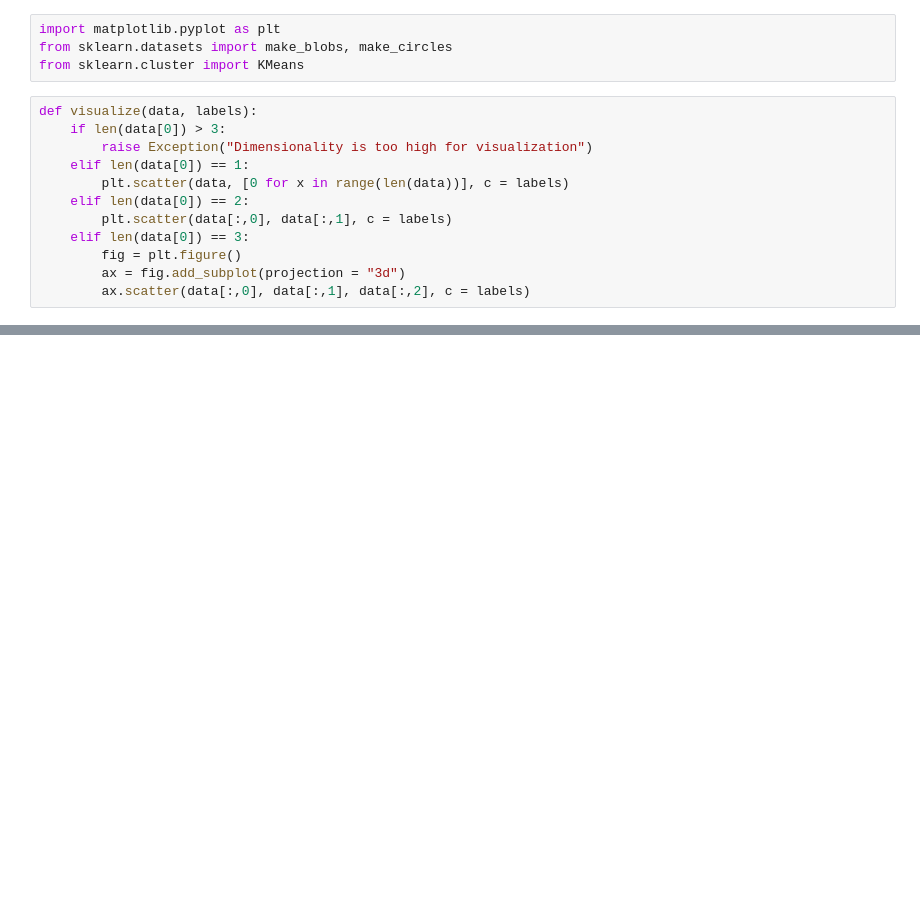
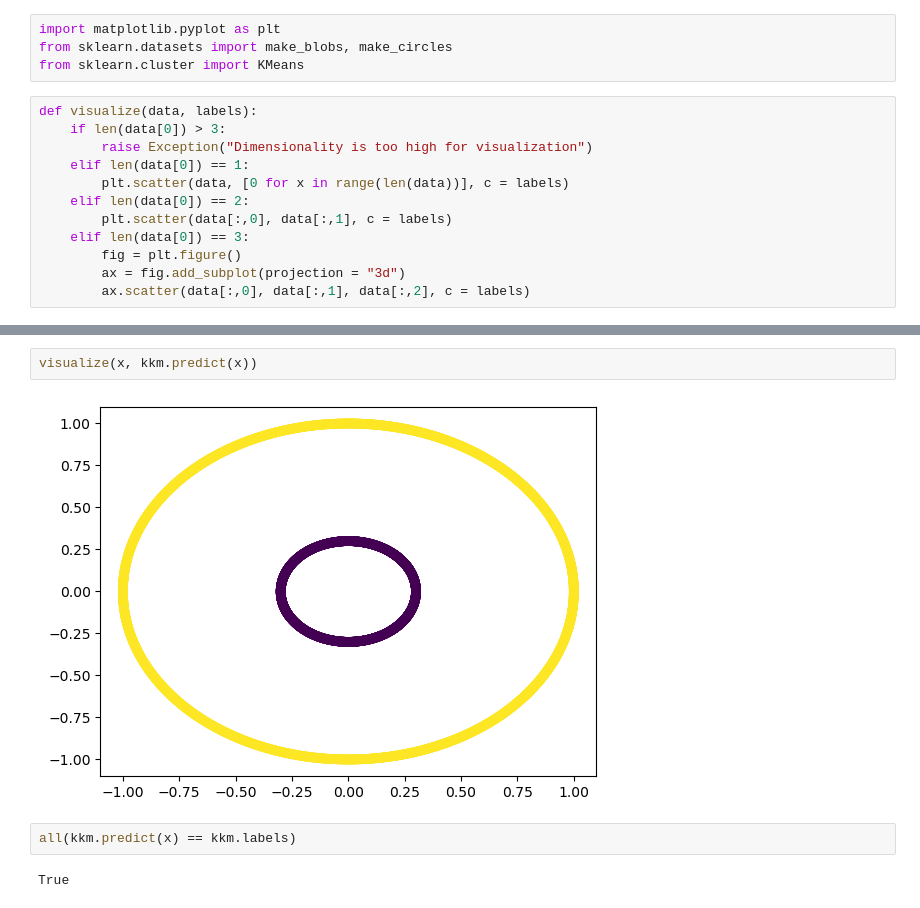
Before and after one commit to bauxn/kernel-kmeans, a Jupyter notebook: demo.ipynb, the cells around one changed output, grey strips where cells are left out. Saved outputs shown, nothing was run; the diff lists cells and outputs as text; blank space fills up the shorter version.

Commit message:
Added predict function

```diff
--- a/demo.ipynb
+++ b/demo.ipynb
@@ -187,0 +190,8 @@ True
+# %%
+visualize(x, kkm.predict(x))
+# %% [output]
+[figure, added]
+# %%
+all(kkm.predict(x) == kkm.labels)
+# %% [output]
+True
```
Also changed, not shown: parts of 12 cells of this notebook, 5 other files.
